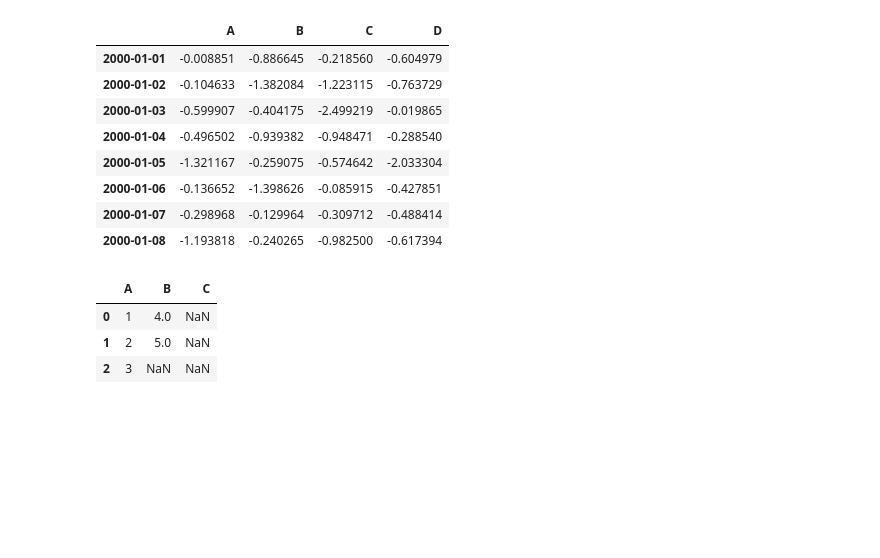
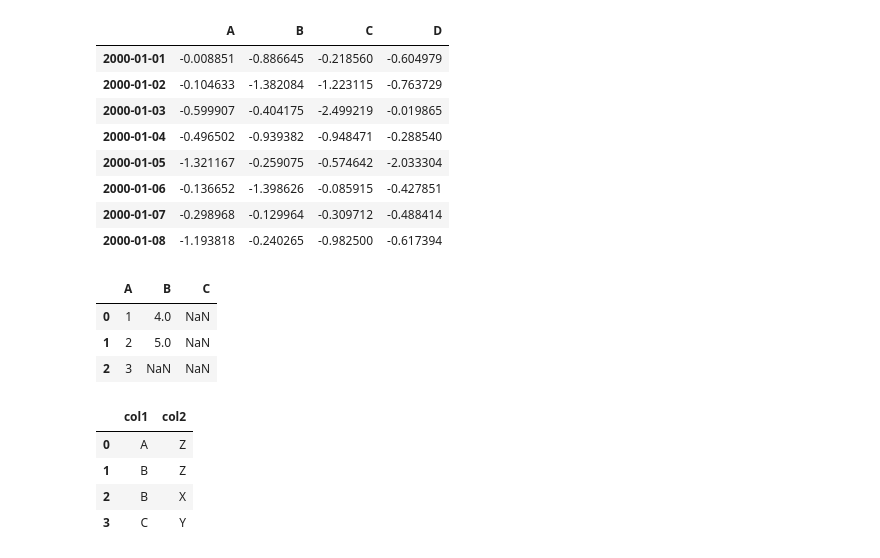
Before and after one commit to Patotricks15/pandas_documentation_study, a Jupyter notebook: indexing_selecting_data.ipynb, the cells around one changed output. Drawn from its saved outputs; the diff is of its cells as text; code cells hidden in the pictures; blank space fills up the shorter version.

```diff
--- a/indexing_selecting_data.ipynb
+++ b/indexing_selecting_data.ipynb
@@ -279,0 +282,8 @@ df4
+# %%
+df
+# %% [output]
+|  | col1 | col2 |
+| 0 | A | Z |
+| 1 | B | Z |
+| 2 | B | X |
+| 3 | C | Y |
```
Also changed, not shown: parts of 5 cells of this notebook.
